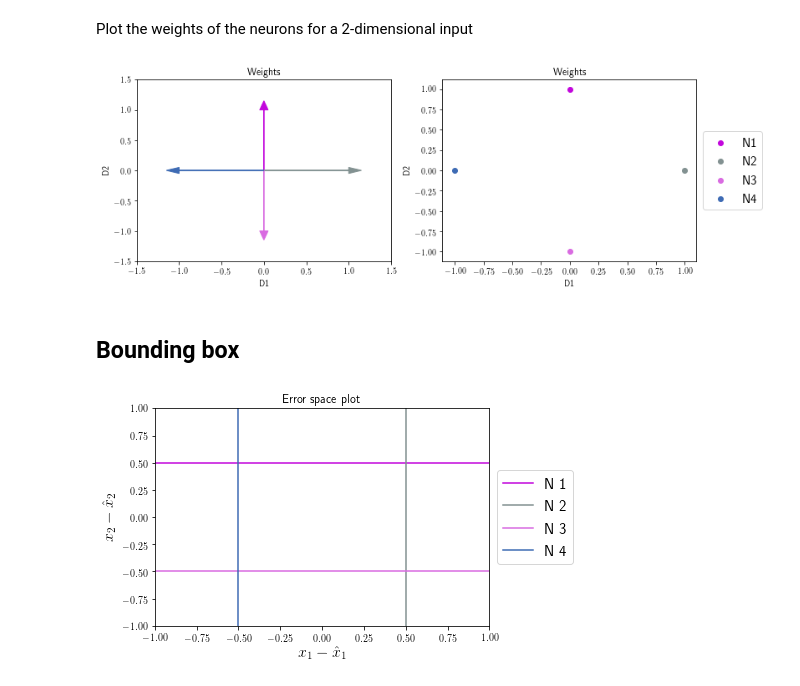
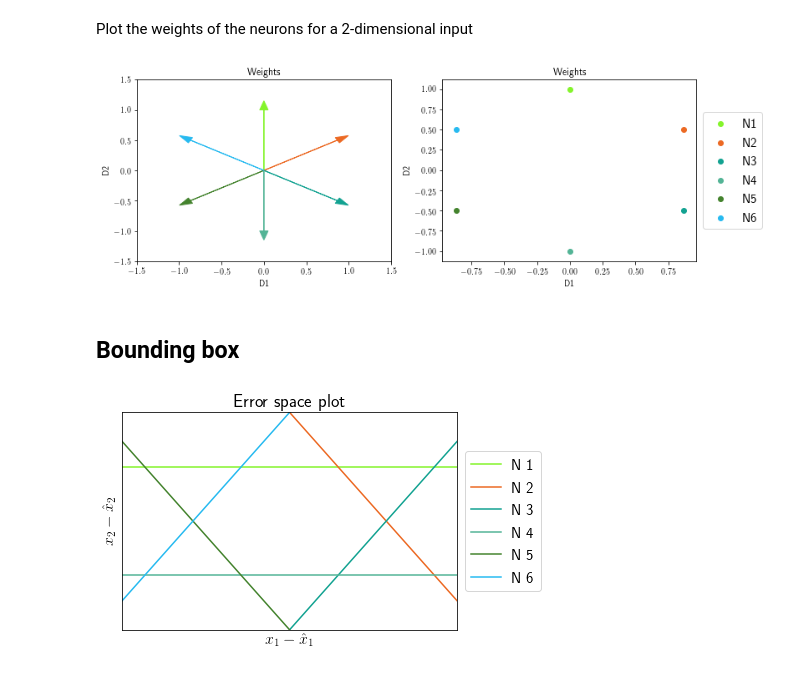
Before and after one commit to ABra1993/LisbonLab, a Jupyter notebook: CSM_multidimensional.ipynb, the cells around one changed output. Saved outputs shown, nothing was run; the diff lists cells and outputs as text; code cells hidden in the pictures.

```diff
--- a/CSM_multidimensional.ipynb
+++ b/CSM_multidimensional.ipynb
@@ -171,7 +171,7 @@ def plot_N():
         pl.legend(loc='center left', bbox_to_anchor=(1, 0.5), fontsize=15)
 # %%
 # Run simulation and plot results for given parameters
-N = 4                                                    # number of neurons
+N = 6                                                    # number of neurons
 d = 2                                                    # number of dimensions of signal input
 iterations = 4000                                        # number of steps
 dt = 0.1                                                 # step size
@@ -230,34 +230,36 @@ def plot_weights():
 
 plot_weights()
 # %% [output]
-[figure, old version]
+[figure, new version]
 # %% [markdown]
 ## Bounding box
 # %%
 def bounding_box():
 
     # enable LaTeX
     pl.rc('text', usetex=True)
 
     steps = 10
 
     x1 = np.linspace(-10, 10, steps)
 
     for i in range(1, N + 1):
         x2 = np.zeros(steps)
 
         for j in range(steps):
 
             x2[j] = (T[i - 1] - x1[j] * D[i - 1, 0]) / D[i - 1, 1]
 
         pl.plot(x1, x2, label="N %i" %i, color=color[i - 1]/255)
         pl.xlim(-1, 1)
         pl.ylim(-1, 1)
+        pl.yticks([])
+        pl.xticks([])
         pl.xlabel('$x_{1} - \hat{x}_{1}$', fontsize=16)
         pl.ylabel('$x_{2} - \hat{x}_{2}$', fontsize=16)
-        pl.title('Error space plot')
+        pl.title('Error space plot', fontsize=18)
         pl.legend(loc='center left', bbox_to_anchor=(1, 0.5), fontsize=15, markerscale=1)
 
 bounding_box()
 # %% [output]
-[figure, old version]
+[figure, new version]
```
Also changed, not shown: parts of 1 cell of this notebook.
